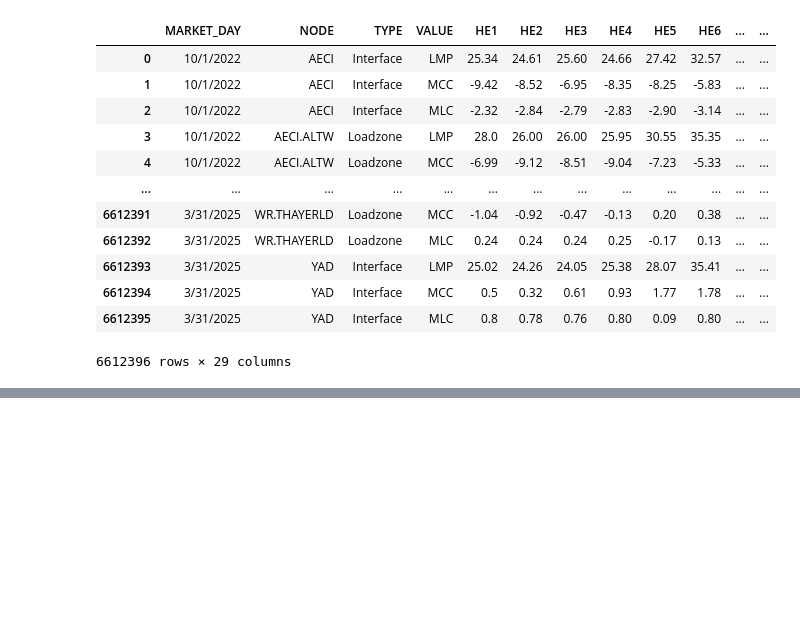
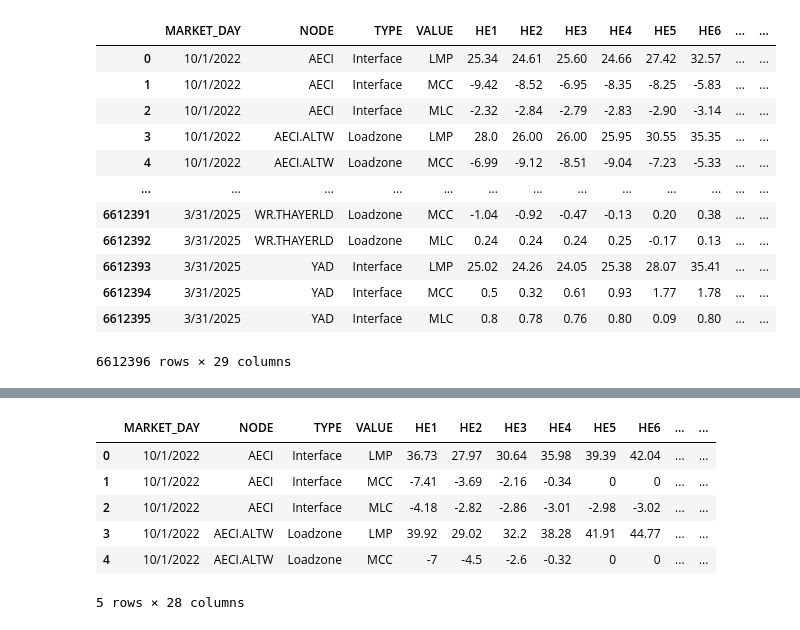
Before and after one commit to sxcben/Financing_Grid_final_project, a Jupyter notebook: code/merge_files.ipynb, the cells around one changed output, grey strips where cells are left out. Cells and saved outputs as stored; diff of their text form; code cells hidden in the pictures; blank space fills up the shorter version.

```diff
--- a/code/merge_files.ipynb
+++ b/code/merge_files.ipynb
@@ -119,0 +199,12 @@ Merged 10 files ⇒ c:\Users\benja\OneDrive\Bureau\UchicagoMSFM\Financing_Grid_f
+# %%
+RT_df = pd.concat(frames, ignore_index=True)
+# %%
+RT_df.head()
+# %% [output]
+|  | MARKET_DAY | NODE | TYPE | VALUE | HE1 | HE2 | HE3 | HE4 | HE5 | HE6 | ... | ... |
+| 0 | 10/1/2022 | AECI | Interface | LMP | 36.73 | 27.97 | 30.64 | 35.98 | 39.39 | 42.04 | ... | ... |
+| 1 | 10/1/2022 | AECI | Interface | MCC | -7.41 | -3.69 | -2.16 | -0.34 | 0 | 0 | ... | ... |
+| 2 | 10/1/2022 | AECI | Interface | MLC | -4.18 | -2.82 | -2.86 | -3.01 | -2.98 | -3.02 | ... | ... |
+| 3 | 10/1/2022 | AECI.ALTW | Loadzone | LMP | 39.92 | 29.02 | 32.2 | 38.28 | 41.91 | 44.77 | ... | ... |
+| 4 | 10/1/2022 | AECI.ALTW | Loadzone | MCC | -7 | -4.5 | -2.6 | -0.32 | 0 | 0 | ... | ... |
+5 rows × 28 columns
```
Also changed, not shown: parts of 10 cells of this notebook, 2 other files.
